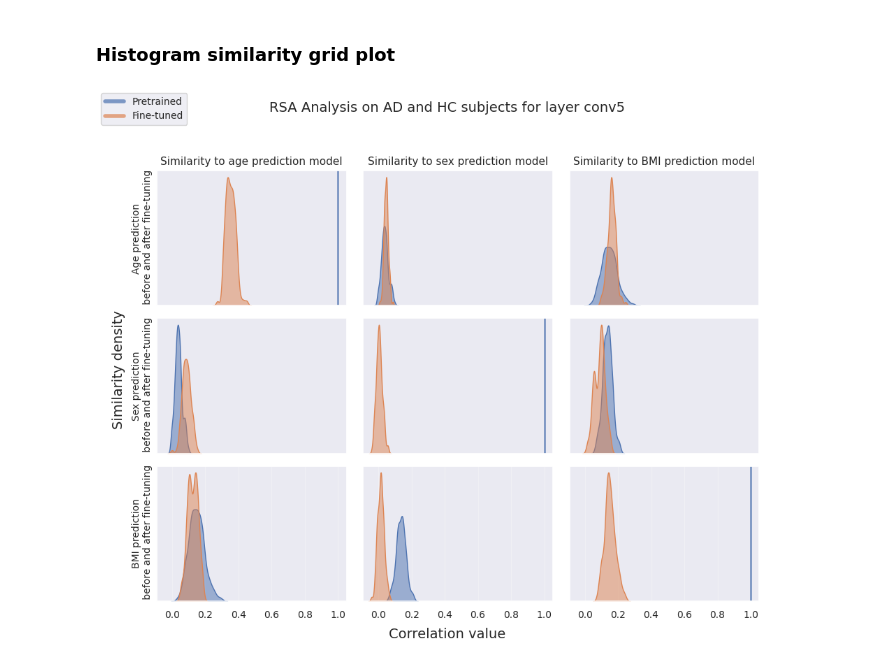
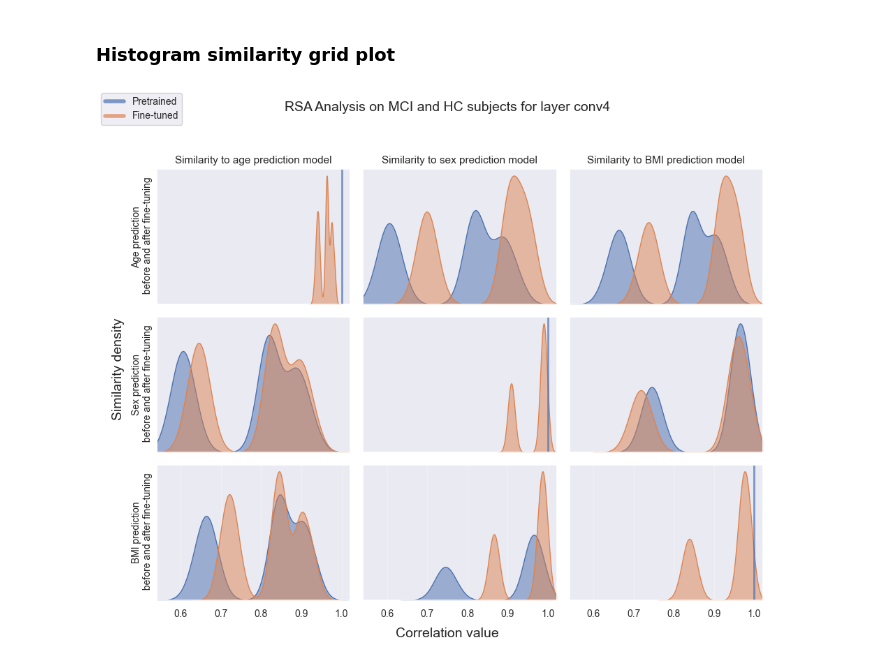
Before and after one commit to FerminT/BrainVAE, a Jupyter notebook: RSA.ipynb, the cells around one changed output. Cells and saved outputs as stored; diff of their text form; code cells hidden in the pictures.

```diff
--- a/RSA.ipynb
+++ b/RSA.ipynb
@@ -249,7 +249,7 @@ rdms_path = base_path / 'results'
 tasks = ['ad_vs_hc', 'ad_vs_mci', 'mci_vs_hc']
 models = ['age', 'sex', 'bmi', 'none']
 layers = ['conv1', 'conv2', 'conv3', 'conv4', 'conv5']
-n_iters = 100
+n_iters = 1000
 random_state = 42
 comparisons_dict = compare_models(tasks, models, layers, rdms_path, n_iters, random_state)
 # %% [markdown]
@@ -282,8 +282,9 @@ fig.savefig('ad_vs_hc_tl_comparisons.png', dpi=300)
 # %% [markdown]
 ### Histogram similarity grid plot
 # %%
-fig = plot_rsa_histogram_grid(comparisons_dict, 'conv5', task='ad_vs_hc')
-# fig.savefig(base_path / 'results' / 'rsa_histogram_ad_vs_hc_conv5.png', dpi=300, bbox_inches='tight')
+layer, task = 'conv4', 'mci_vs_hc'
+fig = plot_rsa_histogram_grid(comparisons_dict, layer, task=task)
+fig.savefig(base_path / 'results' / f'rsa_histogram_{task}_{layer}.png', dpi=300, bbox_inches='tight')
 plt.show()
 # %% [output]
-[figure, old version]
+[figure, new version]
```
Also changed, not shown: parts of 3 cells of this notebook.
